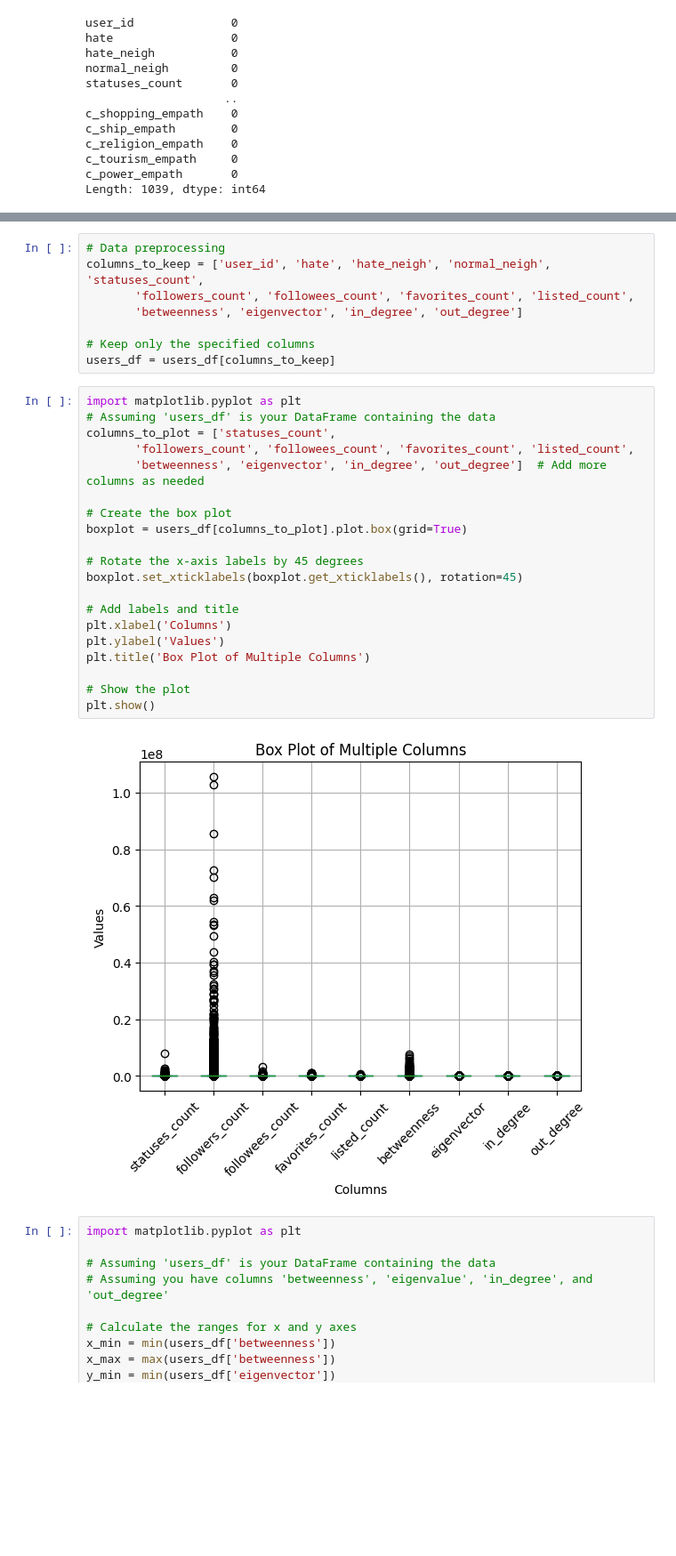
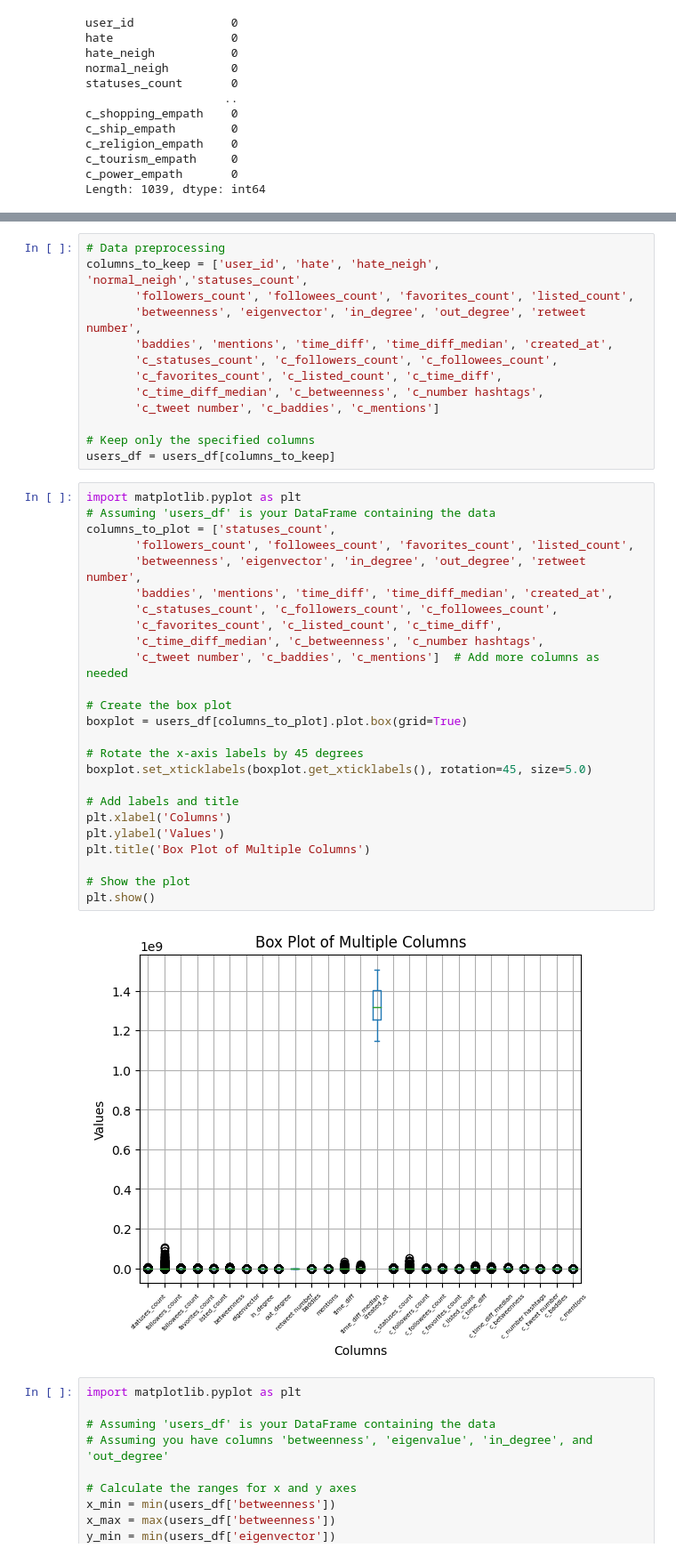
Before and after one commit to jahnavi827/twitter, a Jupyter notebook: Twitter.ipynb, the cells around one changed output, grey strips where cells are left out. Shown at 89% size. Drawn from its saved outputs; the diff is of its cells as text; blank space fills up the shorter version.

```diff
--- a/Twitter.ipynb
+++ b/Twitter.ipynb
@@ -133,34 +133,44 @@ Index(['user_id', 'hate', 'hate_neigh', 'normal_neigh', 'statuses_count',
       dtype='object')
 # %%
 # Data preprocessing
-columns_to_keep = ['user_id', 'hate', 'hate_neigh', 'normal_neigh', 'statuses_count',
+columns_to_keep = ['user_id', 'hate', 'hate_neigh', 'normal_neigh','statuses_count',
        'followers_count', 'followees_count', 'favorites_count', 'listed_count',
-       'betweenness', 'eigenvector', 'in_degree', 'out_degree']
+       'betweenness', 'eigenvector', 'in_degree', 'out_degree', 'retweet number',
+       'baddies', 'mentions', 'time_diff', 'time_diff_median', 'created_at',
+       'c_statuses_count', 'c_followers_count', 'c_followees_count',
+       'c_favorites_count', 'c_listed_count', 'c_time_diff',
+       'c_time_diff_median', 'c_betweenness', 'c_number hashtags',
+       'c_tweet number', 'c_baddies', 'c_mentions']
 
 # Keep only the specified columns
 users_df = users_df[columns_to_keep]
 # %%
 import matplotlib.pyplot as plt
 # Assuming 'users_df' is your DataFrame containing the data
 columns_to_plot = ['statuses_count',
        'followers_count', 'followees_count', 'favorites_count', 'listed_count',
-       'betweenness', 'eigenvector', 'in_degree', 'out_degree']  # Add more columns as needed
+       'betweenness', 'eigenvector', 'in_degree', 'out_degree', 'retweet number',
+       'baddies', 'mentions', 'time_diff', 'time_diff_median', 'created_at',
+       'c_statuses_count', 'c_followers_count', 'c_followees_count',
+       'c_favorites_count', 'c_listed_count', 'c_time_diff',
+       'c_time_diff_median', 'c_betweenness', 'c_number hashtags',
+       'c_tweet number', 'c_baddies', 'c_mentions']  # Add more columns as needed
 
 # Create the box plot
 boxplot = users_df[columns_to_plot].plot.box(grid=True)
 
 # Rotate the x-axis labels by 45 degrees
-boxplot.set_xticklabels(boxplot.get_xticklabels(), rotation=45)
+boxplot.set_xticklabels(boxplot.get_xticklabels(), rotation=45, size=5.0)
 
 # Add labels and title
 plt.xlabel('Columns')
 plt.ylabel('Values')
 plt.title('Box Plot of Multiple Columns')
 
 # Show the plot
 plt.show()
 # %% [output]
-[figure, old version]
+[figure, new version]
 # %%
 import matplotlib.pyplot as plt
 
```
Also changed, not shown: parts of 14 cells of this notebook.
